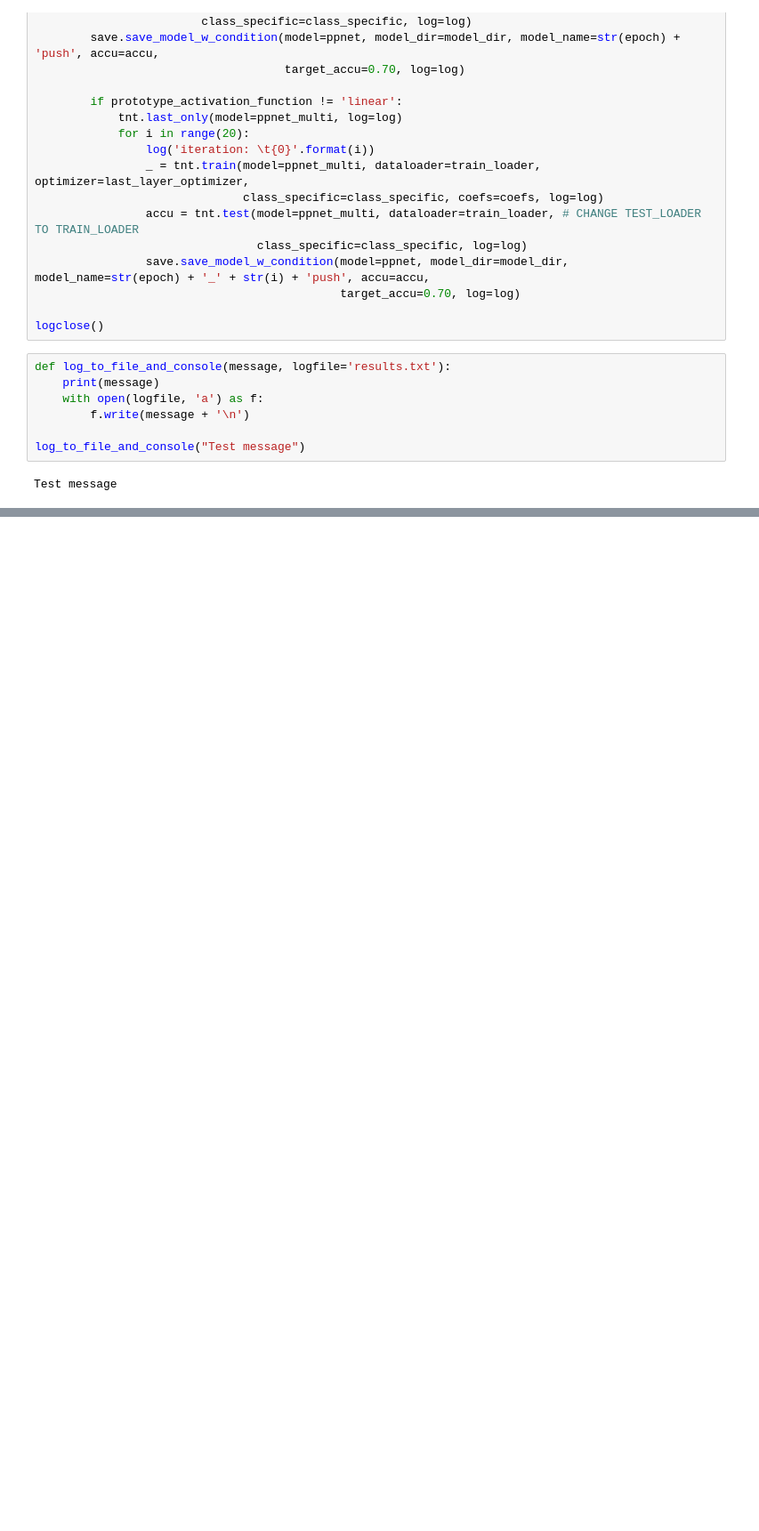
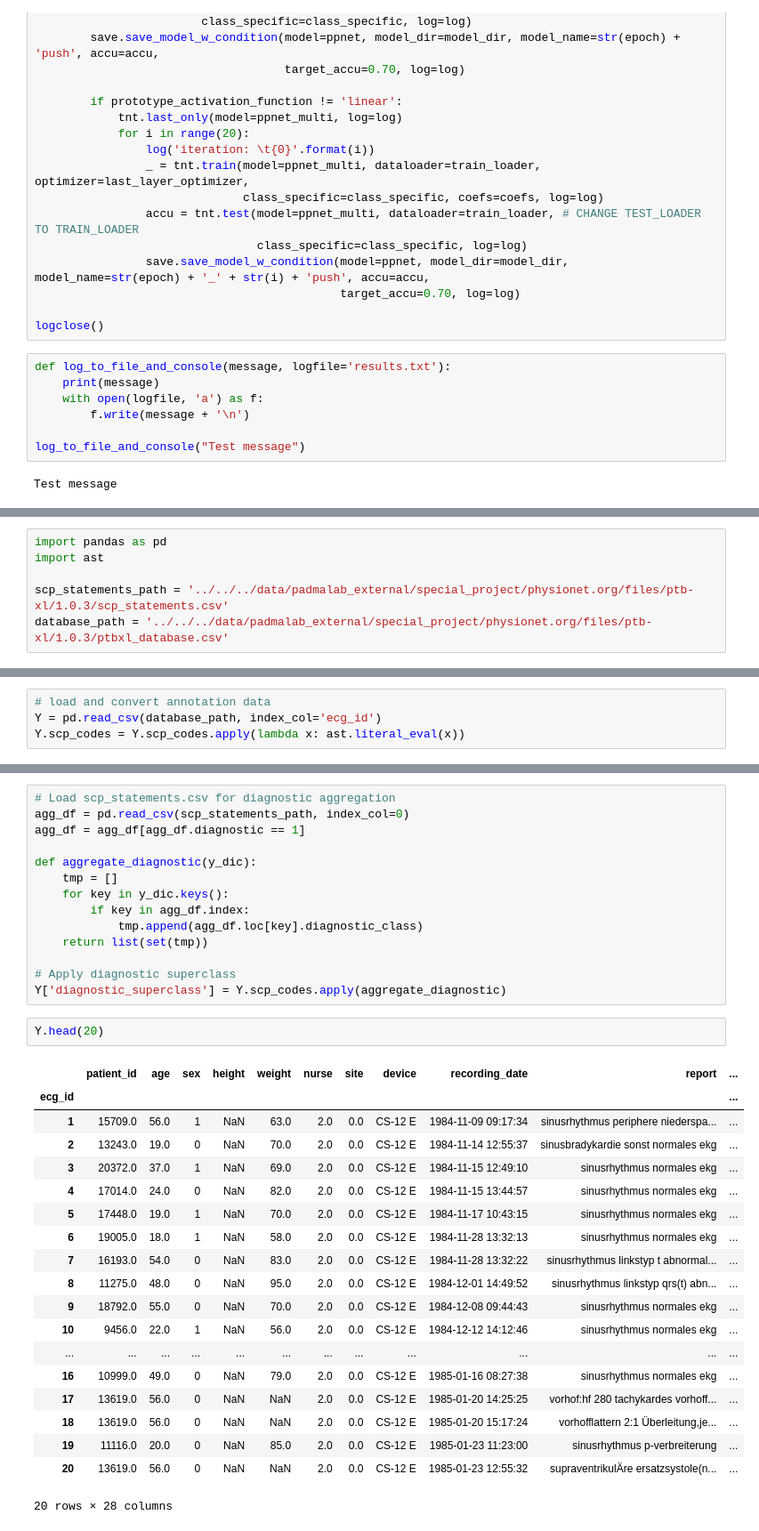
Before and after one commit to tayyibgondal/ProtoECGNet, a Jupyter notebook: playground.ipynb, the cells around one changed output, grey strips where cells are left out. Shown at 89% size. Saved outputs shown, nothing was run; the diff lists cells and outputs as text; blank space fills up the shorter version.

```diff
--- a/playground.ipynb
+++ b/playground.ipynb
@@ -498,0 +501,6 @@ Test message
+# %%
+import pandas as pd
+import ast
+
+scp_statements_path = '../../../data/padmalab_external/special_project/physionet.org/files/ptb-xl/1.0.3/scp_statements.csv'
+database_path = '../../../data/padmalab_external/special_project/physionet.org/files/ptb-xl/1.0.3/ptbxl_database.csv'
@@ -498,0 +541,4 @@ Test message
+# %%
+# load and convert annotation data
+Y = pd.read_csv(database_path, index_col='ecg_id')
+Y.scp_codes = Y.scp_codes.apply(lambda x: ast.literal_eval(x))
@@ -498,0 +561,36 @@ Test message
+# %%
+# Load scp_statements.csv for diagnostic aggregation
+agg_df = pd.read_csv(scp_statements_path, index_col=0)
+agg_df = agg_df[agg_df.diagnostic == 1]
+
+def aggregate_diagnostic(y_dic):
+    tmp = []
+    for key in y_dic.keys():
+        if key in agg_df.index:
+            tmp.append(agg_df.loc[key].diagnostic_class)
+    return list(set(tmp))
+
+# Apply diagnostic superclass
+Y['diagnostic_superclass'] = Y.scp_codes.apply(aggregate_diagnostic)
+# %%
+Y.head(20)
+# %% [output]
+|  | patient_id | age | sex | height | weight | nurse | site | device | recording_date | report | ... |
+| ecg_id |  |  |  |  |  |  |  |  |  |  | ... |
+| 1 | 15709.0 | 56.0 | 1 | NaN | 63.0 | 2.0 | 0.0 | CS-12 E | 1984-11-09 09:17:34 | sinusrhythmus periphere niederspa... | ... |
+| 2 | 13243.0 | 19.0 | 0 | NaN | 70.0 | 2.0 | 0.0 | CS-12 E | 1984-11-14 12:55:37 | sinusbradykardie sonst normales ekg | ... |
+| 3 | 20372.0 | 37.0 | 1 | NaN | 69.0 | 2.0 | 0.0 | CS-12 E | 1984-11-15 12:49:10 | sinusrhythmus normales ekg | ... |
+| 4 | 17014.0 | 24.0 | 0 | NaN | 82.0 | 2.0 | 0.0 | CS-12 E | 1984-11-15 13:44:57 | sinusrhythmus normales ekg | ... |
+| 5 | 17448.0 | 19.0 | 1 | NaN | 70.0 | 2.0 | 0.0 | CS-12 E | 1984-11-17 10:43:15 | sinusrhythmus normales ekg | ... |
+| 6 | 19005.0 | 18.0 | 1 | NaN | 58.0 | 2.0 | 0.0 | CS-12 E | 1984-11-28 13:32:13 | sinusrhythmus normales ekg | ... |
+| 7 | 16193.0 | 54.0 | 0 | NaN | 83.0 | 2.0 | 0.0 | CS-12 E | 1984-11-28 13:32:22 | sinusrhythmus linkstyp t abnormal... | ... |
+| 8 | 11275.0 | 48.0 | 0 | NaN | 95.0 | 2.0 | 0.0 | CS-12 E | 1984-12-01 14:49:52 | sinusrhythmus linkstyp qrs(t) abn... | ... |
+| 9 | 18792.0 | 55.0 | 0 | NaN | 70.0 | 2.0 | 0.0 | CS-12 E | 1984-12-08 09:44:43 | sinusrhythmus normales ekg | ... |
+| 10 | 9456.0 | 22.0 | 1 | NaN | 56.0 | 2.0 | 0.0 | CS-12 E | 1984-12-12 14:12:46 | sinusrhythmus normales ekg | ... |
+| ... | ... | ... | ... | ... | ... | ... | ... | ... | ... | ... | ... |
+| 16 | 10999.0 | 49.0 | 0 | NaN | 79.0 | 2.0 | 0.0 | CS-12 E | 1985-01-16 08:27:38 | sinusrhythmus normales ekg | ... |
+| 17 | 13619.0 | 56.0 | 0 | NaN | NaN | 2.0 | 0.0 | CS-12 E | 1985-01-20 14:25:25 | vorhof:hf 280 tachykardes vorhoff... | ... |
+| 18 | 13619.0 | 56.0 | 0 | NaN | NaN | 2.0 | 0.0 | CS-12 E | 1985-01-20 15:17:24 | vorhofflattern 2:1 Überleitung,je... | ... |
+| 19 | 11116.0 | 20.0 | 0 | NaN | 85.0 | 2.0 | 0.0 | CS-12 E | 1985-01-23 11:23:00 | sinusrhythmus p-verbreiterung | ... |
+| 20 | 13619.0 | 56.0 | 0 | NaN | NaN | 2.0 | 0.0 | CS-12 E | 1985-01-23 12:55:32 | supraventrikulÄre ersatzsystole(n... | ... |
+20 rows × 28 columns
```
Also changed, not shown: parts of 14 cells of this notebook.
